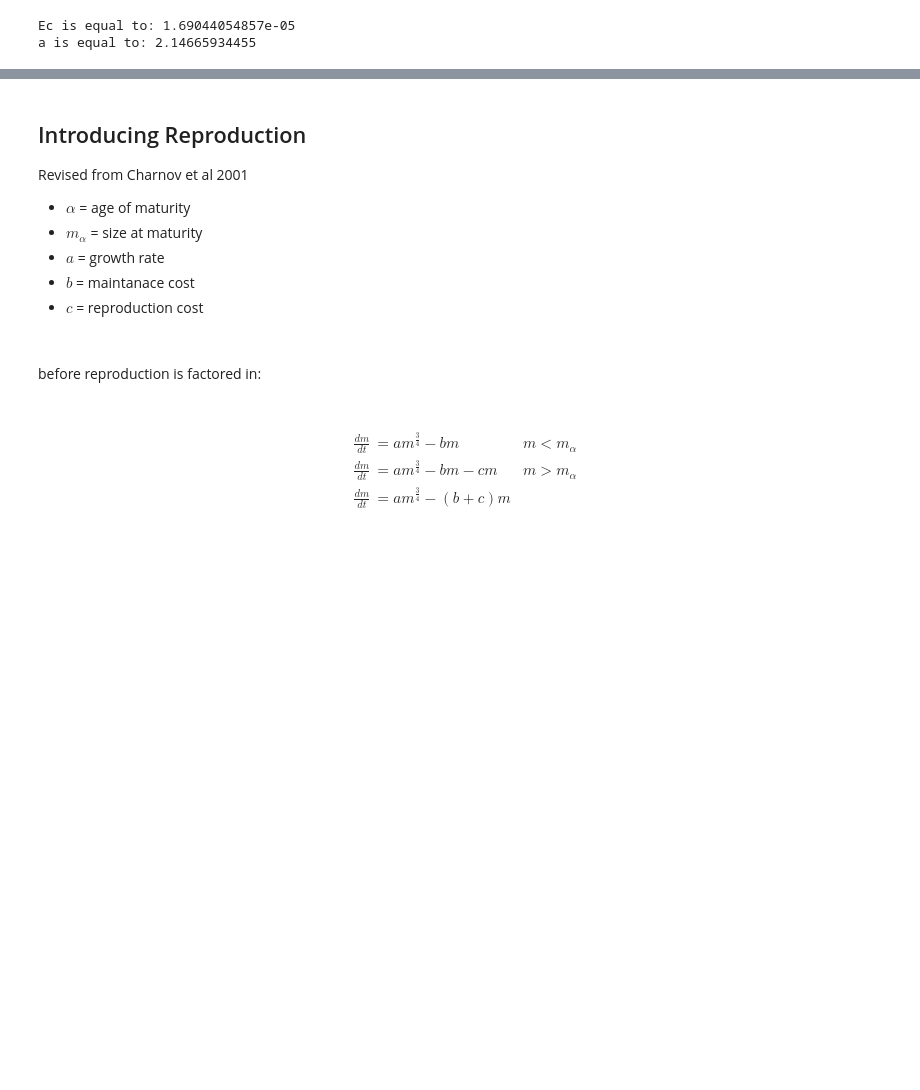
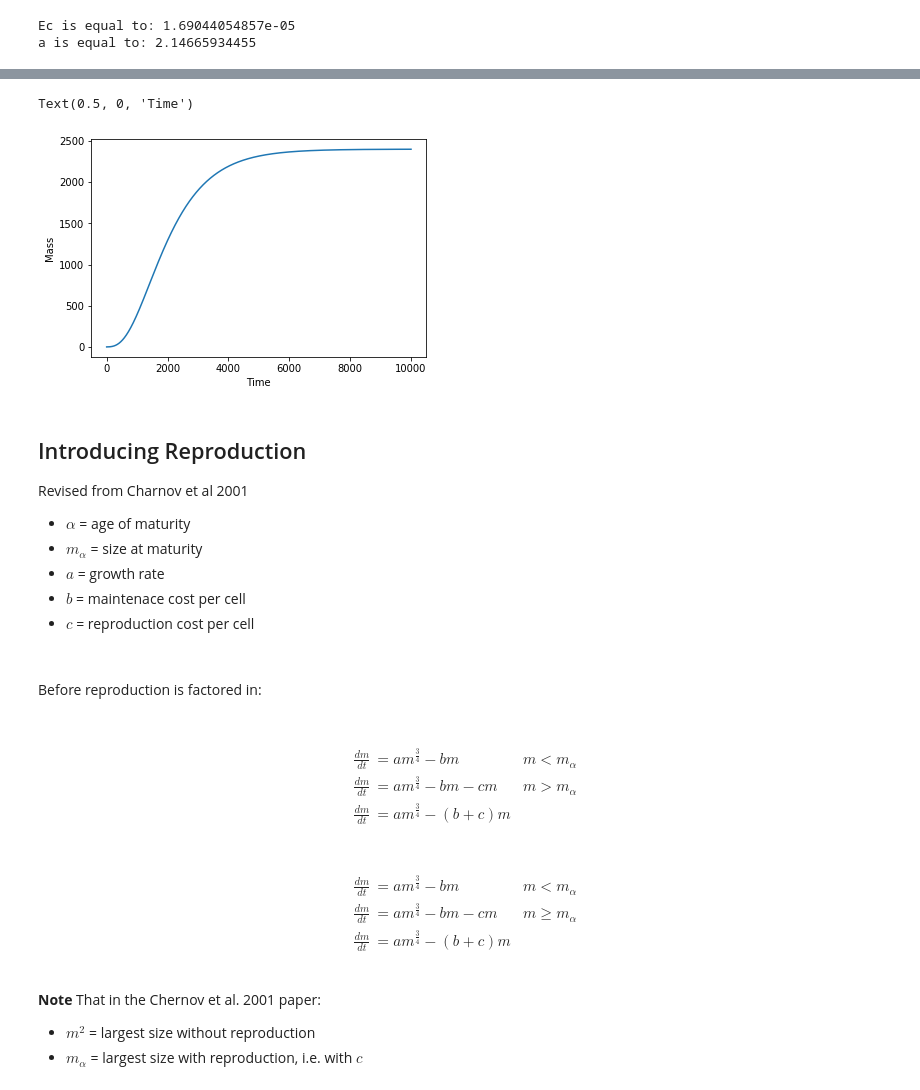
Before and after one commit to Don-Burns/Masters_Project, a Jupyter notebook: code/Model_Implementation_Exploration.ipynb, the cells around one changed output, grey strips where cells are left out. Drawn from its saved outputs; the diff is of its cells as text; code cells hidden in the pictures; blank space fills up the shorter version.

Commit message:
started to imliment models in code

```diff
--- a/code/Model_Implementation_Exploration.ipynb
+++ b/code/Model_Implementation_Exploration.ipynb
@@ -26,7 +27,3 @@ the rate ofenergy transformation is the sum of two terms, one of which represent
     - $E_c \frac{dN_c}{ dt}$ is the power allocated to production of new cells
     - $E_c, B_c$, and the mass of a cell, $m_c$,are assumed to be independent of $m$ remaining constant throughout growth and development.
     - At any time $t$ the total body mass $m = m_c N_c$
-# %%
-def west(Nc, Bc, Ec):
-
-    return 0
@@ -78,0 +186,18 @@ a is equal to: 2.14665934455
+# %%
+from scipy import exp as exp
+import matplotlib.pyplot as plt
+def west(M, m0, t, a = 2.15):
+    """
+    test of the intergrated equation from west et al 2001.
+    for predicting change in mass over time
+        Arguments:
+        m0 {float} -- mass at start of times step (g)
+        M {float} -- asymptotic mass (g)
+        a {float} -- growth rate g^1/4 d^-1
+
+    Returns:
+        {float} -- rate of change of mass in grams^1/4 per day (g^1/4 d^-1)
+    """
+
+    m = (M**(1/4) * (1 - ((1 - (m0/M)**(1/4)) * exp((-a*t)/(4*M**(1/4))))))**4
+    return m
@@ -79,3 +207,19 @@ a is equal to: 2.14665934455
+# %%
+# numbers for  taken from west et al. 2001 table 1. for salmon(above)
+results = []
+time = list(range(1,10000))
+for t in time:
+    # should i be concrened with grams vs kg or is it scaled, would need to look
+    results.append(west(M = 2400, m0 = .1, t=t, a=.026))
+
+results
+plt.figure()
+plt.plot(time, results)
+plt.ylabel("Mass")
+plt.xlabel("Time")
+# %% [output]
+Text(0.5, 0, 'Time')
+[figure, added]
 # %% [markdown]
 ## Introducing Reproduction
 Revised from Charnov et al 2001
@@ -83,14 +227,24 @@ Revised from Charnov et al 2001
 - $\alpha$ = age of maturity
 - $m_\alpha$ = size at maturity
 - $a$ = growth rate
-- $b$ = maintanace cost
-- $c$ = reproduction cost
+- $b$ = maintenace cost per cell
+- $c$ = reproduction cost per cell
 <p>&nbsp;</p>
 
-before reproduction is factored in:
+Before reproduction is factored in:
 <p>&nbsp;</p>
 \begin{align}
         \frac{dm}{dt} &= am^\frac{3}{4} - bm  &m < m_\alpha \\
         \frac{dm}{dt} &= am^\frac{3}{4} - bm - cm  &m > m_\alpha \\
         \frac{dm}{dt} &= am^\frac{3}{4} - (b + c)m \\
 \end{align}
+# %% [markdown]
+\begin{align}
+        \frac{dm}{dt} &= am^\frac{3}{4} - bm  &m < m_\alpha \\
+        \frac{dm}{dt} &= am^\frac{3}{4} - bm - cm  &m \ge m_\alpha \\
+        \frac{dm}{dt} &= am^\frac{3}{4} - (b + c)m \\
+\end{align}
+# %% [markdown]
+**Note** That in the Chernov et al. 2001 paper:
+- $m^2$ = largest size without reproduction
+- $m_\alpha$ = largest size with reproduction, i.e. with $c$
```
Also changed, not shown: parts of 32 cells of this notebook.
